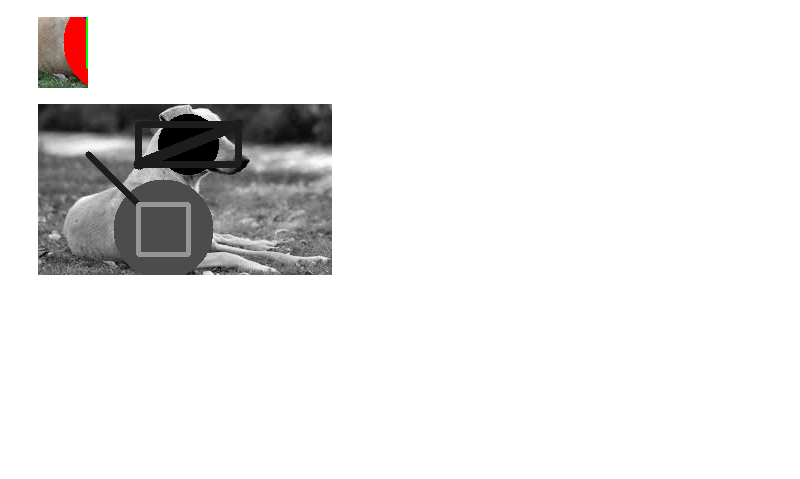
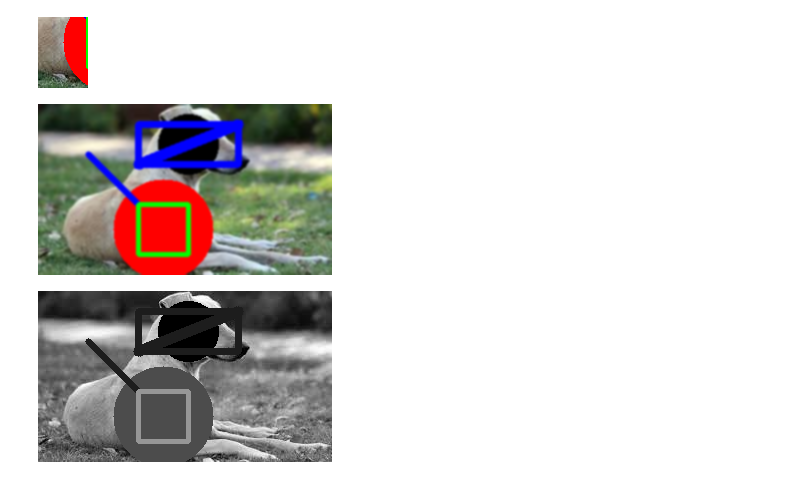
Before and after one commit to 9keystrokes/CVDL-BT22CSD035, a Jupyter notebook: LAB-1.ipynb, the cells around one changed output. Cells and saved outputs as stored; diff of their text form; code cells hidden in the pictures; blank space fills up the shorter version.

```diff
--- a/LAB-1.ipynb
+++ b/LAB-1.ipynb
@@ -129,6 +129,11 @@ cv2_imshow(crop)
 # %% [output]
 [figure]
 [figure]
+# %%
+gausBlur=cv2.GaussianBlur(img,(5,5),0)
+cv2_imshow(gausBlur)
+# %% [output]
+[figure, added]
 # %%
 gray=cv2.cvtColor(img,cv2.COLOR_BGR2GRAY)
 cv2_imshow(gray)
```
